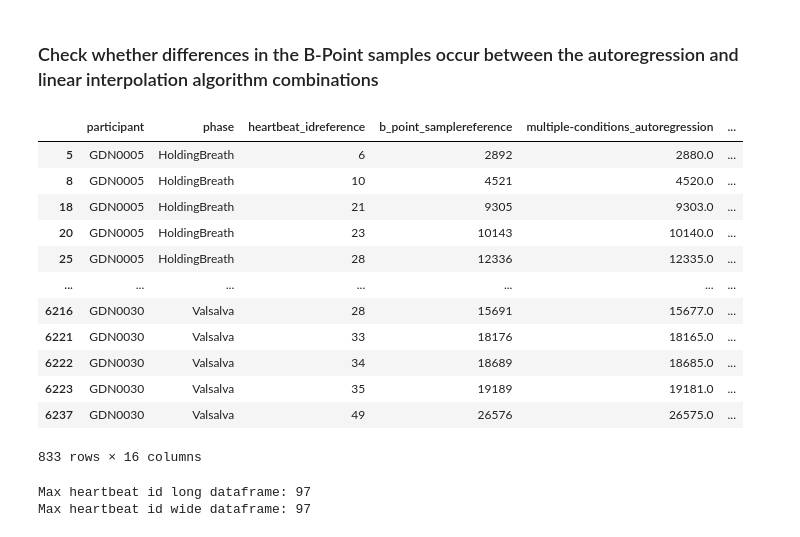
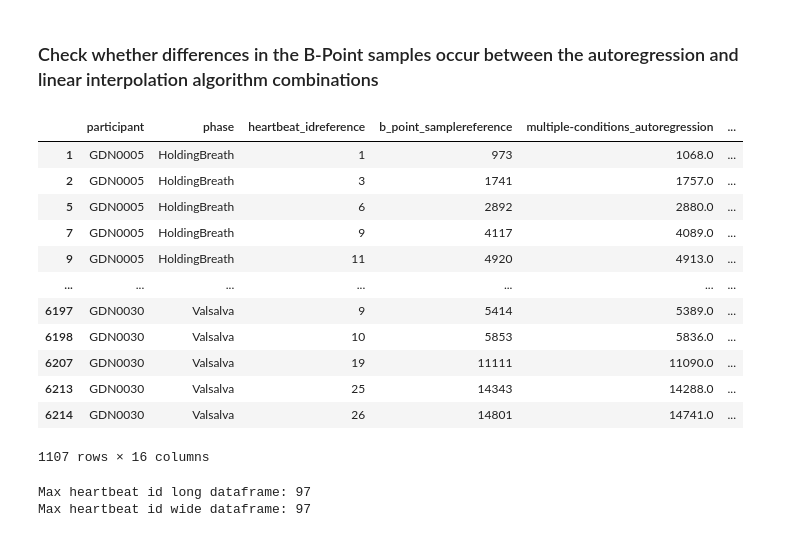
Before and after one commit to empkins/pepbench, a Jupyter notebook: experiments/pep_algorithm_benchmarking/notebooks/ML_analysis/DataExplorationGuardianDataset.ipynb, the cells around one changed output. Cells and saved outputs as stored; diff of their text form; code cells hidden in the pictures.

```diff
--- a/experiments/pep_algorithm_benchmarking/notebooks/ML_analysis/DataExplorationGuardianDataset.ipynb
+++ b/experiments/pep_algorithm_benchmarking/notebooks/ML_analysis/DataExplorationGuardianDataset.ipynb
@@ -174,21 +174,21 @@ df_guardian_pivot
 # %% [markdown]
 ### Check whether differences in the B-Point samples occur between the autoregression and linear interpolation algorithm combinations
 # %%
-df_guardian_pivot[(df_guardian_pivot["third-derivative_autoregression"] == df_guardian_pivot["third-derivative_linear-interpolation"]) == False]
+df_guardian_pivot[(df_guardian_pivot["multiple-conditions_autoregression"] == df_guardian_pivot["multiple-conditions_linear-interpolation"]) == False]
 # %% [output]
 |  | participant | phase | heartbeat_idreference | b_point_samplereference | multiple-conditions_autoregression | ... |
+| 1 | GDN0005 | HoldingBreath | 1 | 973 | 1068.0 | ... |
+| 2 | GDN0005 | HoldingBreath | 3 | 1741 | 1757.0 | ... |
 | 5 | GDN0005 | HoldingBreath | 6 | 2892 | 2880.0 | ... |
-| 8 | GDN0005 | HoldingBreath | 10 | 4521 | 4520.0 | ... |
-| 18 | GDN0005 | HoldingBreath | 21 | 9305 | 9303.0 | ... |
-| 20 | GDN0005 | HoldingBreath | 23 | 10143 | 10140.0 | ... |
-| 25 | GDN0005 | HoldingBreath | 28 | 12336 | 12335.0 | ... |
+| 7 | GDN0005 | HoldingBreath | 9 | 4117 | 4089.0 | ... |
+| 9 | GDN0005 | HoldingBreath | 11 | 4920 | 4913.0 | ... |
 | ... | ... | ... | ... | ... | ... | ... |
-| 6216 | GDN0030 | Valsalva | 28 | 15691 | 15677.0 | ... |
-| 6221 | GDN0030 | Valsalva | 33 | 18176 | 18165.0 | ... |
-| 6222 | GDN0030 | Valsalva | 34 | 18689 | 18685.0 | ... |
-| 6223 | GDN0030 | Valsalva | 35 | 19189 | 19181.0 | ... |
-| 6237 | GDN0030 | Valsalva | 49 | 26576 | 26575.0 | ... |
+| 6197 | GDN0030 | Valsalva | 9 | 5414 | 5389.0 | ... |
+| 6198 | GDN0030 | Valsalva | 10 | 5853 | 5836.0 | ... |
+| 6207 | GDN0030 | Valsalva | 19 | 11111 | 11090.0 | ... |
+| 6213 | GDN0030 | Valsalva | 25 | 14343 | 14288.0 | ... |
+| 6214 | GDN0030 | Valsalva | 26 | 14801 | 14741.0 | ... |
-833 rows × 16 columns
+1107 rows × 16 columns
 # %%
 print(f"Max heartbeat id long dataframe: {max(results_guardian_b_point["heartbeat_idreference"])}")
 print(f"Max heartbeat id wide dataframe: {max(df_guardian_pivot["heartbeat_idreference"])}")
```
Also changed, not shown: parts of 5 cells of this notebook, 7 other files.
